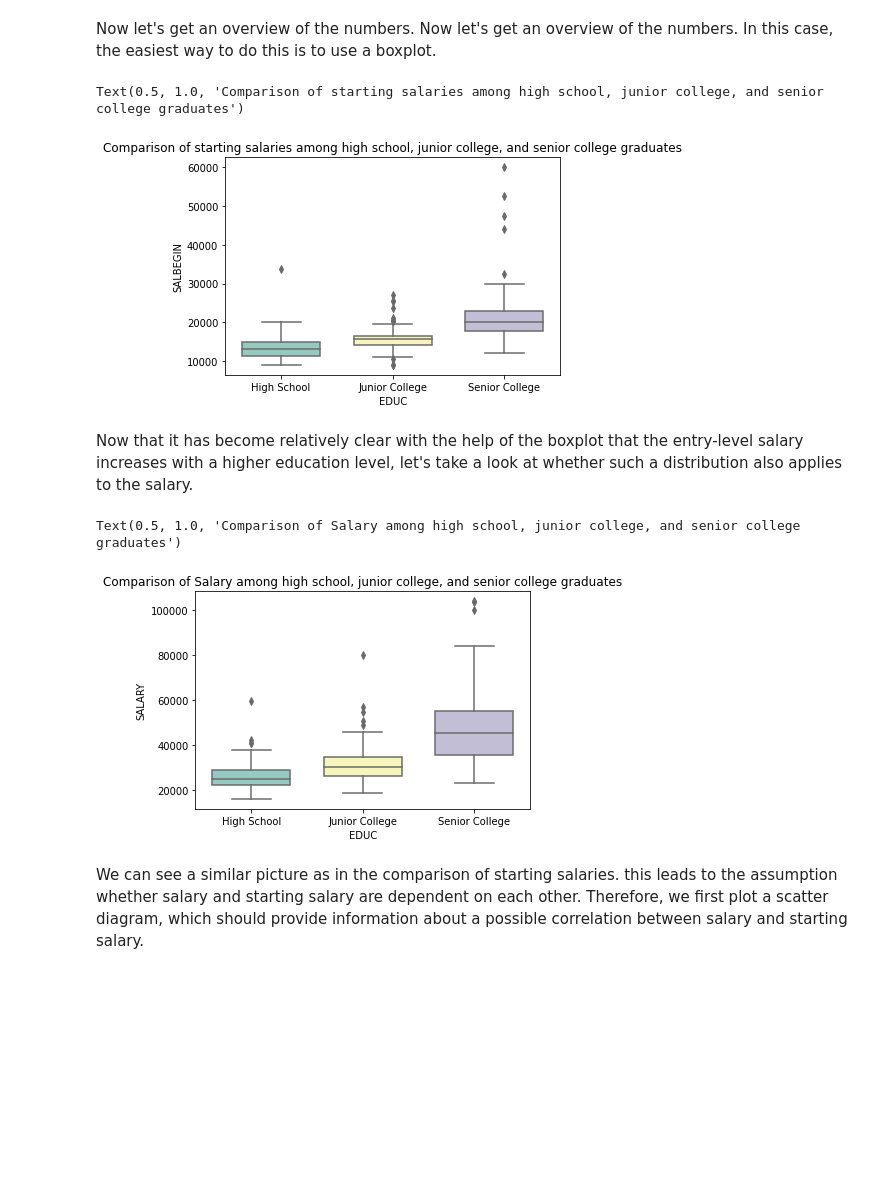
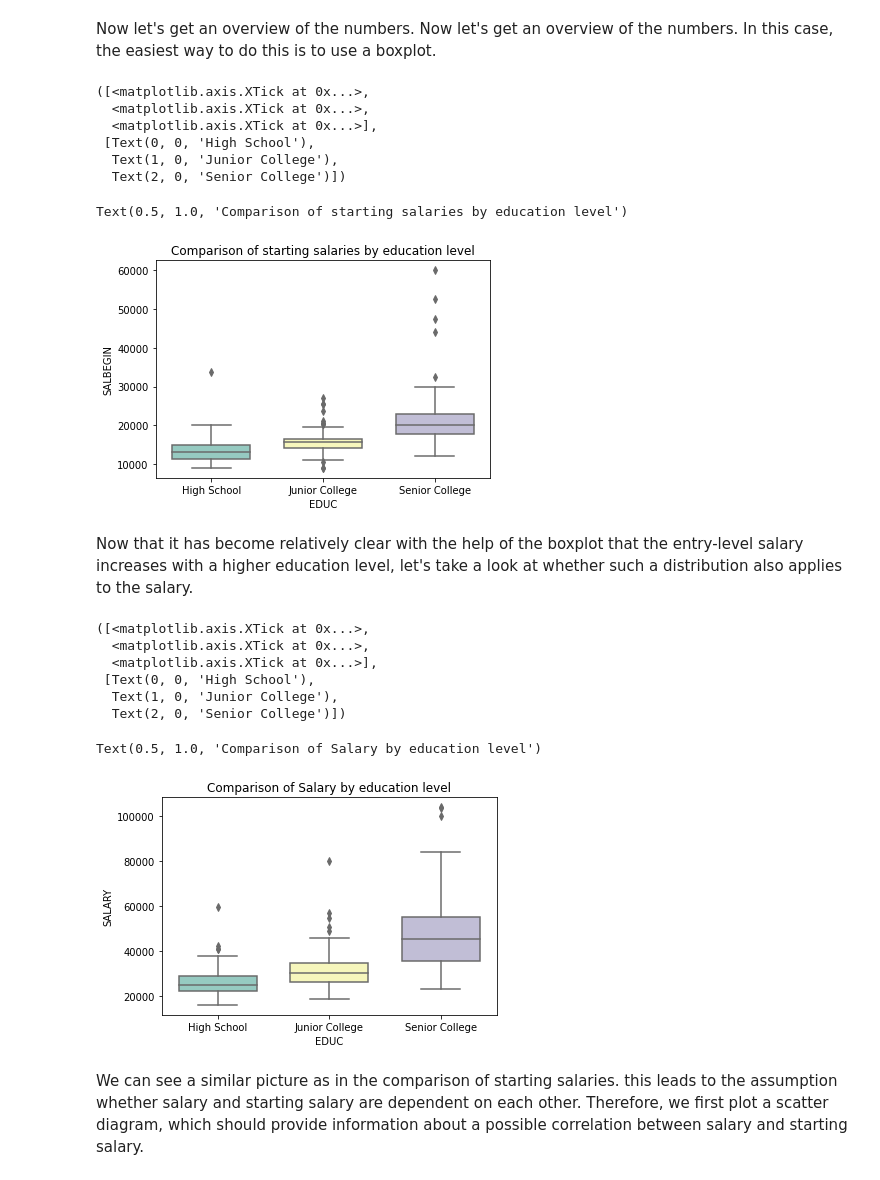
Before and after one commit to mue94/ds-eda-project, a Jupyter notebook: EDA_Project.ipynb, the cells around one changed output. Cells and saved outputs as stored; diff of their text form; code cells hidden in the pictures; blank space fills up the shorter version.

```diff
--- a/EDA_Project.ipynb
+++ b/EDA_Project.ipynb
@@ -204,19 +219,31 @@ Now let's get an overview of the numbers. Now let's get an overview of the numbe
 # %%
 ax = sns.boxplot(x="EDUC", y="SALBEGIN", data=df_grad, palette="Set3", width = 0.7)
 plt.xticks([0, 1, 2], ['High School', 'Junior College', 'Senior College'])
-ax.set_title('Comparison of starting salaries among high school, junior college, and senior college graduates')
+ax.set_title('Comparison of starting salaries by education level')
 # %% [output]
-Text(0.5, 1.0, 'Comparison of starting salaries among high school, junior college, and senior college graduates')
+([<matplotlib.axis.XTick at 0x...>,
+  <matplotlib.axis.XTick at 0x...>,
+  <matplotlib.axis.XTick at 0x...>],
+ [Text(0, 0, 'High School'),
+  Text(1, 0, 'Junior College'),
+  Text(2, 0, 'Senior College')])
+Text(0.5, 1.0, 'Comparison of starting salaries by education level')
-[figure, old version]
+[figure, new version]
 # %% [markdown]
 Now that it has become relatively clear with the help of the boxplot that the entry-level salary increases with a higher education level, let's take a look at whether such a distribution also applies to the salary.
 # %%
 ax = sns.boxplot(x="EDUC", y="SALARY", data=df_grad, palette="Set3", width = 0.7)
 plt.xticks([0, 1, 2], ['High School', 'Junior College', 'Senior College'])
-ax.set_title('Comparison of Salary among high school, junior college, and senior college graduates')
+ax.set_title('Comparison of Salary by education level')
 # %% [output]
-Text(0.5, 1.0, 'Comparison of Salary among high school, junior college, and senior college graduates')
+([<matplotlib.axis.XTick at 0x...>,
+  <matplotlib.axis.XTick at 0x...>,
+  <matplotlib.axis.XTick at 0x...>],
+ [Text(0, 0, 'High School'),
+  Text(1, 0, 'Junior College'),
+  Text(2, 0, 'Senior College')])
+Text(0.5, 1.0, 'Comparison of Salary by education level')
-[figure, old version]
+[figure, new version]
 # %% [markdown]
 We can see a similar picture as in the comparison of starting salaries. this leads to the assumption whether salary and starting salary are dependent on each other. Therefore, we first plot a scatter diagram, which should provide information about a possible correlation between salary and starting salary.
 # %%
```
Also changed, not shown: parts of 6 cells of this notebook.
